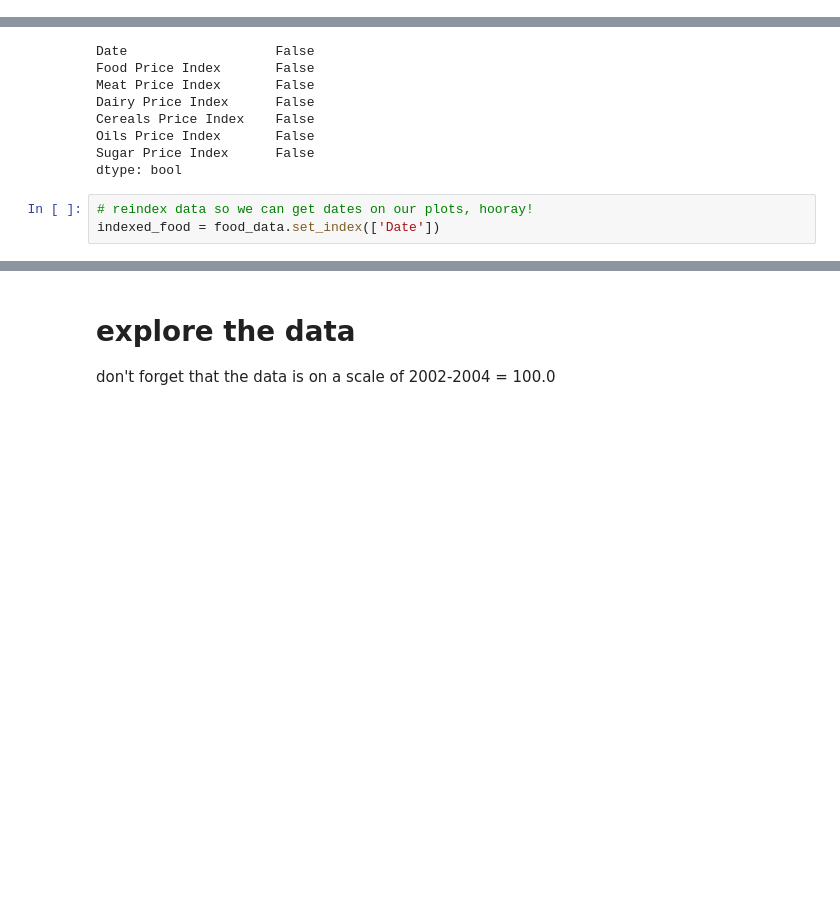
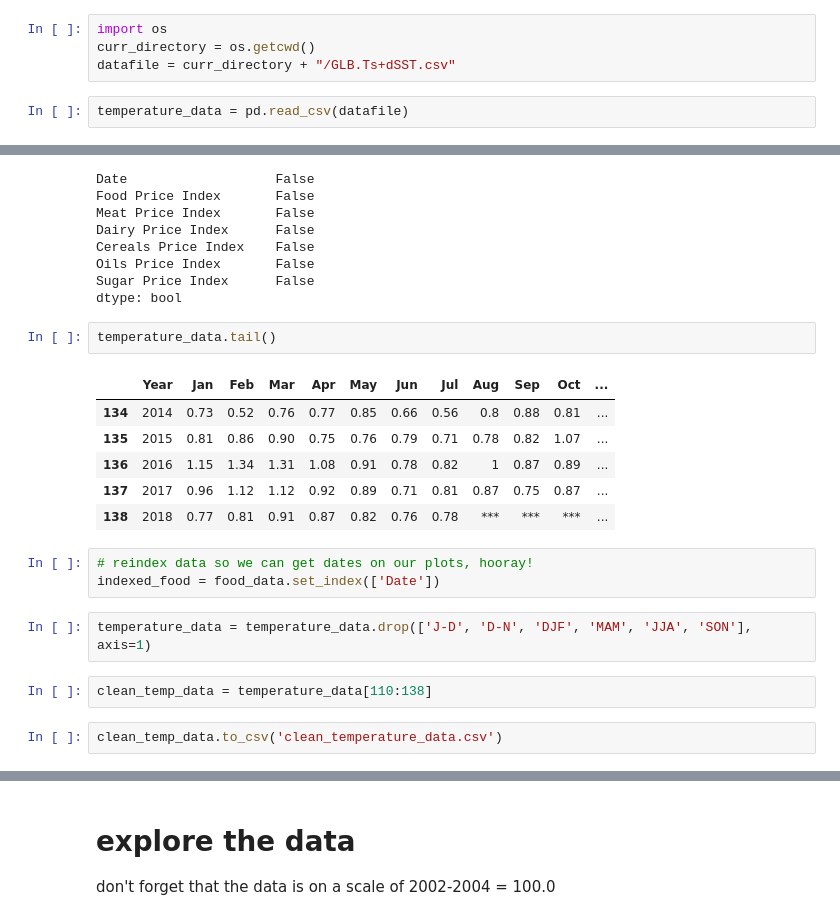
Before and after one commit to Schmidt8181/PreparingForTomorrow, a Jupyter notebook: FinalCapstone.ipynb, the cells around one changed output, grey strips where cells are left out. Saved outputs shown, nothing was run; the diff lists cells and outputs as text; blank space fills up the shorter version.

```diff
--- a/FinalCapstone.ipynb
+++ b/FinalCapstone.ipynb
@@ -33,6 +33,12 @@ food_data.tail()
 | 339 | 4/2018 | 174.0 | 170.4 | 204.1 | 168.5 | 154.6 | ... |
 | 340 | 5/2018 | 176.1 | 169.3 | 215.2 | 172.6 | 150.6 | ... |
 | 341 | 6/2018 | 173.7 | 169.8 | 213.2 | 166.2 | 146.1 | ... |
+# %%
+import os
+curr_directory = os.getcwd()
+datafile = curr_directory + "/GLB.Ts+dSST.csv"
+# %%
+temperature_data = pd.read_csv(datafile)
 # %% [markdown]
 # clean the data
 # %%
@@ -46,6 +52,21 @@ Cereals Price Index    False
 Oils Price Index       False
 Sugar Price Index      False
 dtype: bool
+# %%
+temperature_data.tail()
+# %% [output]
+|  | Year | Jan | Feb | Mar | Apr | May | Jun | Jul | Aug | Sep | Oct | ... |
+| 134 | 2014 | 0.73 | 0.52 | 0.76 | 0.77 | 0.85 | 0.66 | 0.56 | 0.8 | 0.88 | 0.81 | ... |
+| 135 | 2015 | 0.81 | 0.86 | 0.90 | 0.75 | 0.76 | 0.79 | 0.71 | 0.78 | 0.82 | 1.07 | ... |
+| 136 | 2016 | 1.15 | 1.34 | 1.31 | 1.08 | 0.91 | 0.78 | 0.82 | 1 | 0.87 | 0.89 | ... |
+| 137 | 2017 | 0.96 | 1.12 | 1.12 | 0.92 | 0.89 | 0.71 | 0.81 | 0.87 | 0.75 | 0.87 | ... |
+| 138 | 2018 | 0.77 | 0.81 | 0.91 | 0.87 | 0.82 | 0.76 | 0.78 | *** | *** | *** | ... |
 # %%
 # reindex data so we can get dates on our plots, hooray!
 indexed_food = food_data.set_index(['Date'])
+# %%
+temperature_data = temperature_data.drop(['J-D', 'D-N', 'DJF', 'MAM', 'JJA', 'SON'], axis=1)
+# %%
+clean_temp_data = temperature_data[110:138]
+# %%
+clean_temp_data.to_csv('clean_temperature_data.csv')
```
Also changed, not shown: parts of 17 cells of this notebook, 1 other file.
